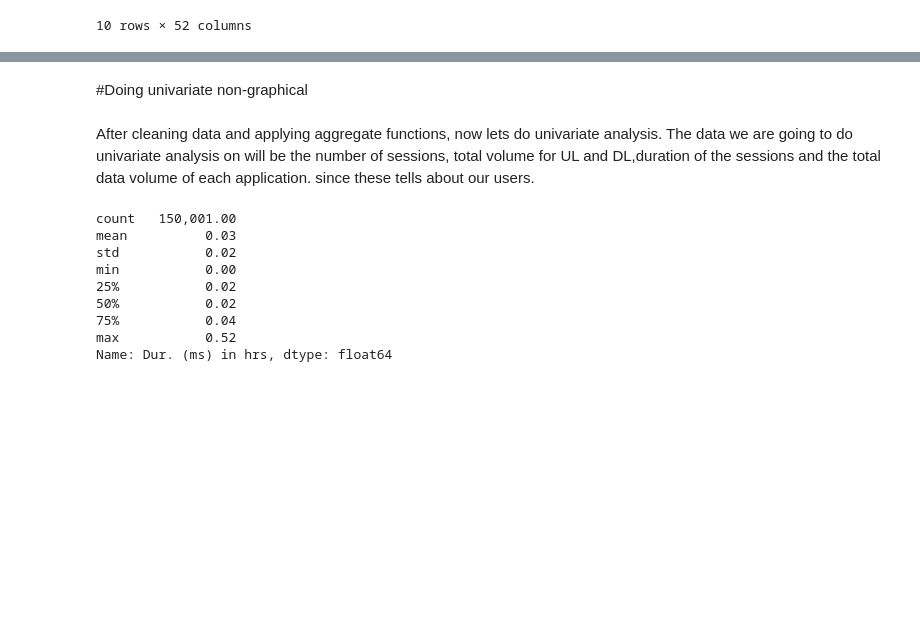
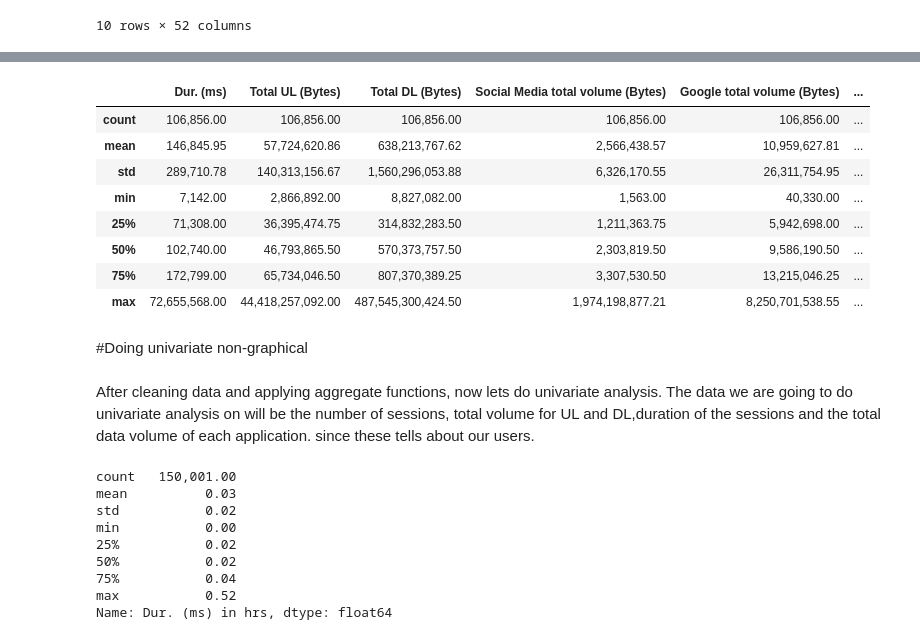
Before and after one commit to DiboraHaile/User-Analytics-in-the-Telecommunication-Industry, a Jupyter notebook: notebooks/dataunderstanding.ipynb, the cells around one changed output, grey strips where cells are left out. Saved outputs shown, nothing was run; the diff lists cells and outputs as text; code cells hidden in the pictures; blank space fills up the shorter version.

```diff
--- a/notebooks/dataunderstanding.ipynb
+++ b/notebooks/dataunderstanding.ipynb
@@ -310,3 +368,18 @@ Name: total volume(MBytes) of Youtube user, dtype: float64
+# %%
+#displaying the aggregates of user overview variables
+user_overview_df = df_new.groupby('MSISDN/Number').sum()
+user_overview_df = user_overview_df[["Dur. (ms)","Total UL (Bytes)","Total DL (Bytes)","Social Media total volume (Bytes)","Google total volume (Bytes)","Email total volume (Bytes)","Youtube total volume (Bytes)","Netflix total volume (Bytes)","Gaming total volume (Bytes)","Other total volume (Bytes)"]]
+user_overview_df.describe()
+# %% [output]
+|  | Dur. (ms) | Total UL (Bytes) | Total DL (Bytes) | Social Media total volume (Bytes) | Google total volume (Bytes) | ... |
+| count | 106,856.00 | 106,856.00 | 106,856.00 | 106,856.00 | 106,856.00 | ... |
+| mean | 146,845.95 | 57,724,620.86 | 638,213,767.62 | 2,566,438.57 | 10,959,627.81 | ... |
+| std | 289,710.78 | 140,313,156.67 | 1,560,296,053.88 | 6,326,170.55 | 26,311,754.95 | ... |
+| min | 7,142.00 | 2,866,892.00 | 8,827,082.00 | 1,563.00 | 40,330.00 | ... |
+| 25% | 71,308.00 | 36,395,474.75 | 314,832,283.50 | 1,211,363.75 | 5,942,698.00 | ... |
+| 50% | 102,740.00 | 46,793,865.50 | 570,373,757.50 | 2,303,819.50 | 9,586,190.50 | ... |
+| 75% | 172,799.00 | 65,734,046.50 | 807,370,389.25 | 3,307,530.50 | 13,215,046.25 | ... |
+| max | 72,655,568.00 | 44,418,257,092.00 | 487,545,300,424.50 | 1,974,198,877.21 | 8,250,701,538.55 | ... |
 # %%
 
 def format_float(value):
```
Also changed, not shown: parts of 24 cells of this notebook.
